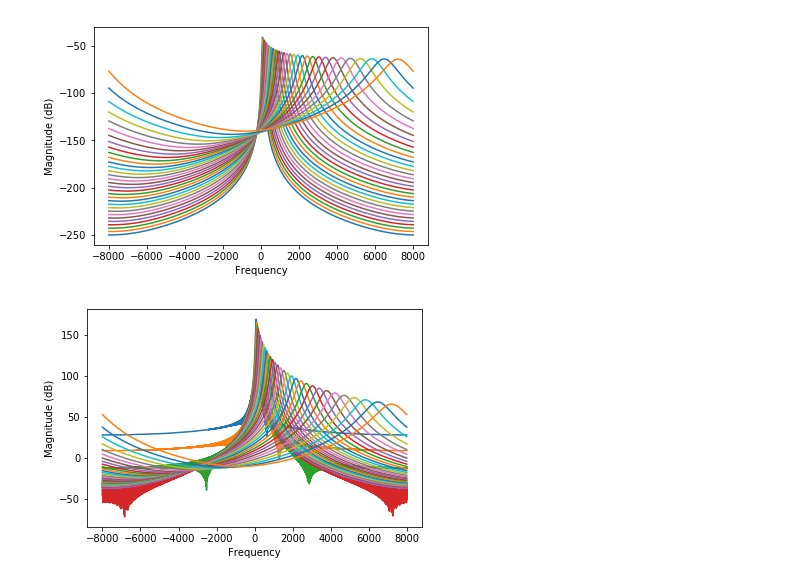
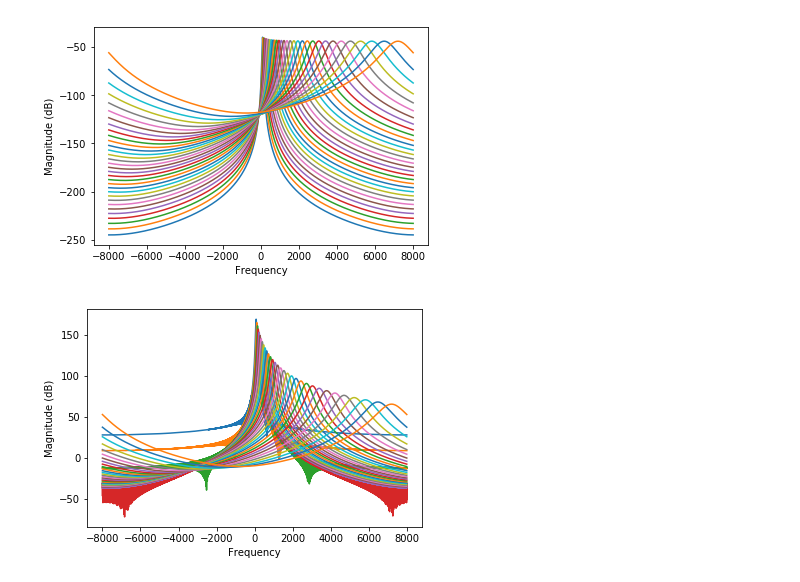
Before and after one commit to jthiem/gtfblib, a Jupyter notebook: Devel and Test Lib.ipynb, the cells around one changed output. Saved outputs shown, nothing was run; the diff lists cells and outputs as text; code cells hidden in the pictures.

```diff
--- a/Devel and Test Lib.ipynb
+++ b/Devel and Test Lib.ipynb
@@ -10,10 +12,10 @@ timpulse[100] = 1
 # %%
 fbchen = gtfblib.Chen()
 iresponse = fbchen.process(timpulse)
-for n in range(iresponse.shape[1]):
-    plt.magnitude_spectrum(iresponse[:, n], scale='dB', Fs=16000)
+for n in range(iresponse.shape[0]):
+    plt.magnitude_spectrum(iresponse[n, :], scale='dB', Fs=16000)
 # %% [output]
-[figure, old version]
+[figure, new version]
 # %%
 fbfirc = gtfblib.FIR(complexresponse=True)
 iresponse = fbfirc.process(timpulse)
```
Also changed, not shown: parts of 1 cell of this notebook, 3 other files.
